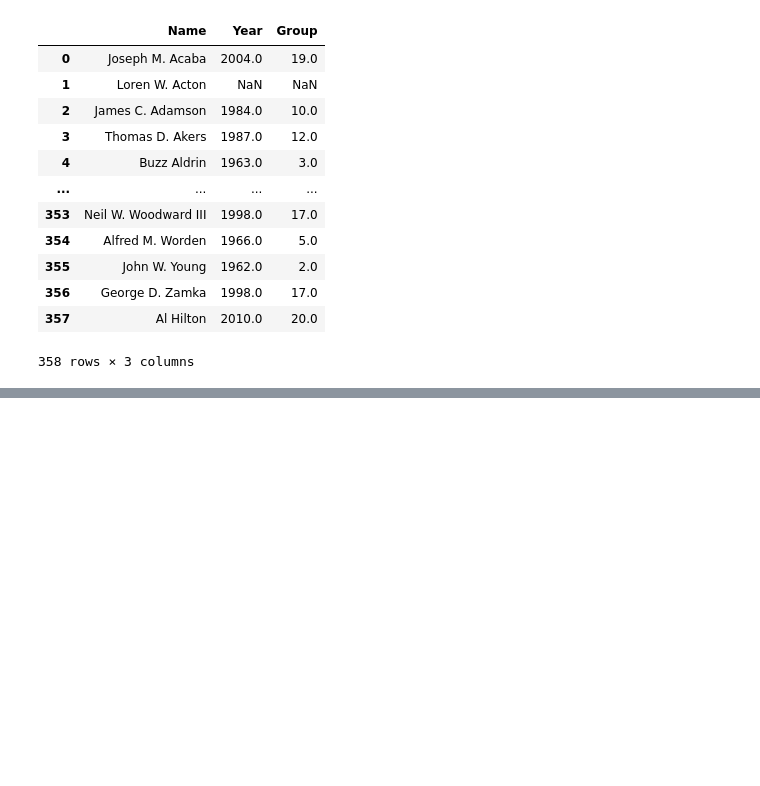
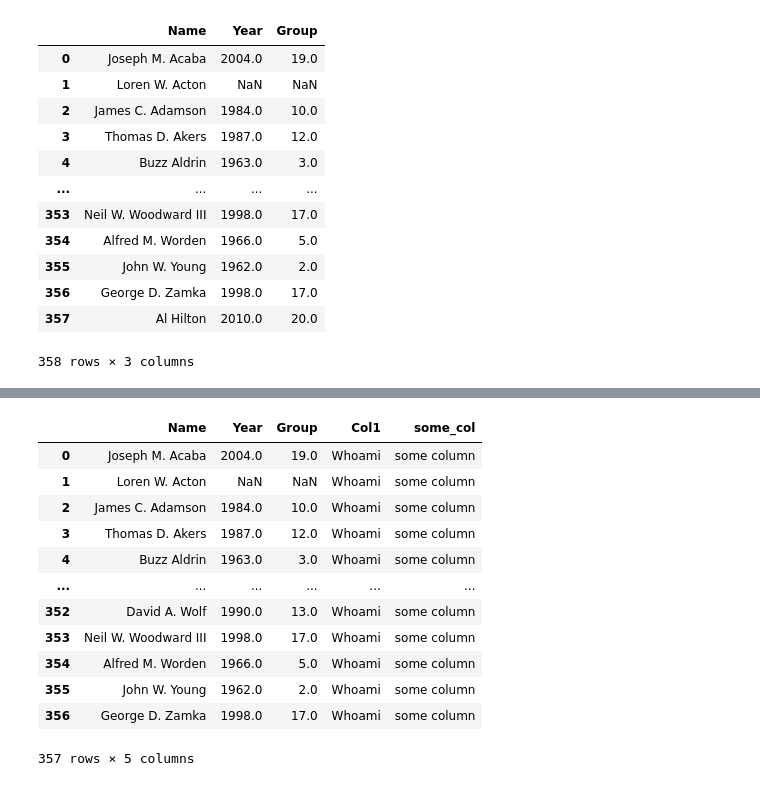
Before and after one commit to mlobf/new_pandas_course, a Jupyter notebook: Section_5_Grouping/removing.ipynb, the cells around one changed output, grey strips where cells are left out. Saved outputs shown, nothing was run; the diff lists cells and outputs as text; code cells hidden in the pictures; blank space fills up the shorter version.

```diff
--- a/Section_5_Grouping/removing.ipynb
+++ b/Section_5_Grouping/removing.ipynb
@@ -42,7 +42,7 @@ df['Military Rank']
 Name: Military Rank, Length: 357, dtype: category
 Categories (12, object): ['Brigadier General', 'Captain', 'Chief Warrant Officer', 'Colonel', ..., 'Major', 'Major General', 'Rear Admiral', 'Vice Admiral']
 # %%
-df2 = df[["Name", "Year", "Group"]]
+df2 = df[["Name", "Year", "Group"]].copy()
 # %%
 df2.head()
 # Droping Column Named Group.
@@ -109,3 +109,5 @@ df2.append(df_sis, ignore_index=True)
 358 rows × 3 columns
 # %%
 # Add Colunms
+df2["Col1"] = "Whoami"
+df2
@@ -111,0 +128,16 @@ df2.append(df_sis, ignore_index=True)
+# %%
+df2.assign(some_col="some column")
+# %% [output]
+|  | Name | Year | Group | Col1 | some_col |
+| 0 | Joseph M. Acaba | 2004.0 | 19.0 | Whoami | some column |
+| 1 | Loren W. Acton | NaN | NaN | Whoami | some column |
+| 2 | James C. Adamson | 1984.0 | 10.0 | Whoami | some column |
+| 3 | Thomas D. Akers | 1987.0 | 12.0 | Whoami | some column |
+| 4 | Buzz Aldrin | 1963.0 | 3.0 | Whoami | some column |
+| ... | ... | ... | ... | ... | ... |
+| 352 | David A. Wolf | 1990.0 | 13.0 | Whoami | some column |
+| 353 | Neil W. Woodward III | 1998.0 | 17.0 | Whoami | some column |
+| 354 | Alfred M. Worden | 1966.0 | 5.0 | Whoami | some column |
+| 355 | John W. Young | 1962.0 | 2.0 | Whoami | some column |
+| 356 | George D. Zamka | 1998.0 | 17.0 | Whoami | some column |
+357 rows × 5 columns
```
Also changed, not shown: parts of 7 cells of this notebook.
